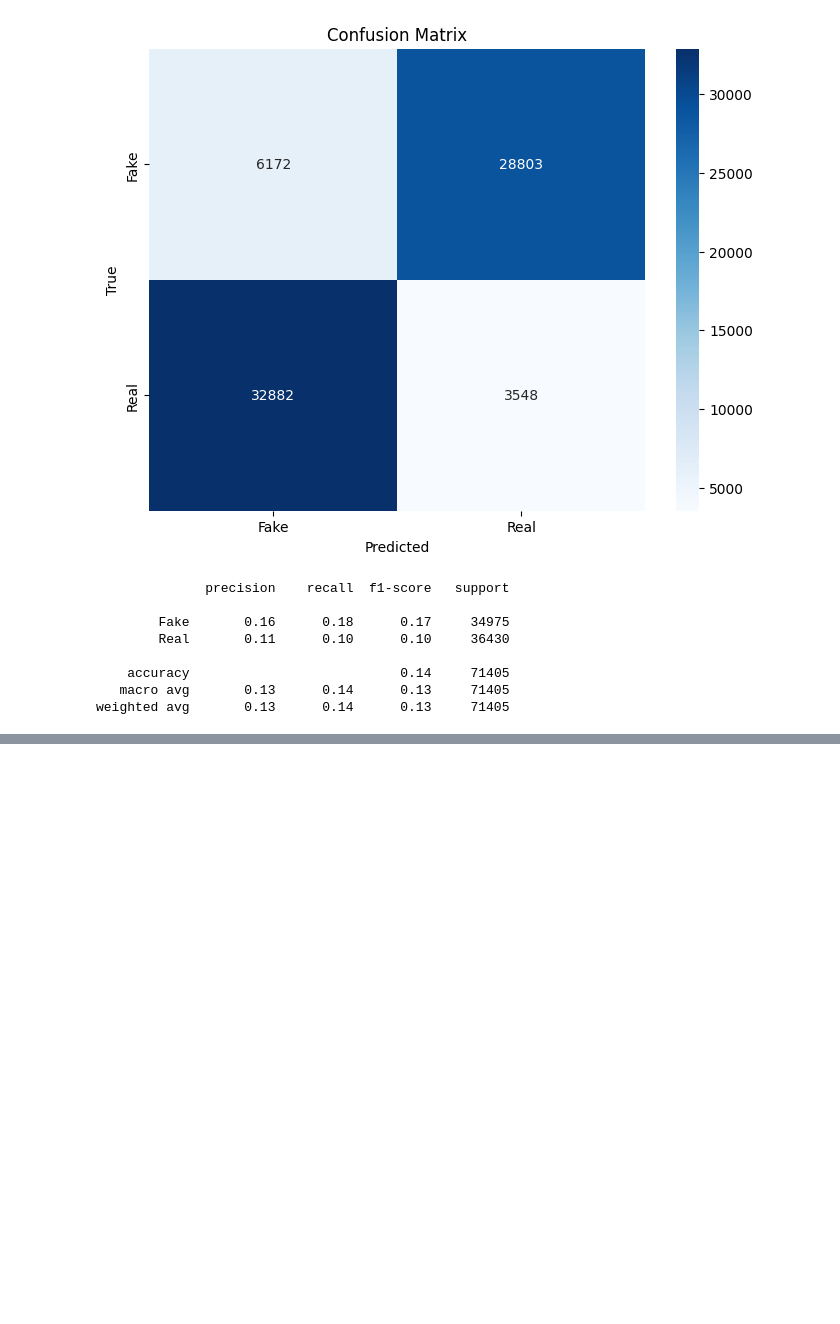
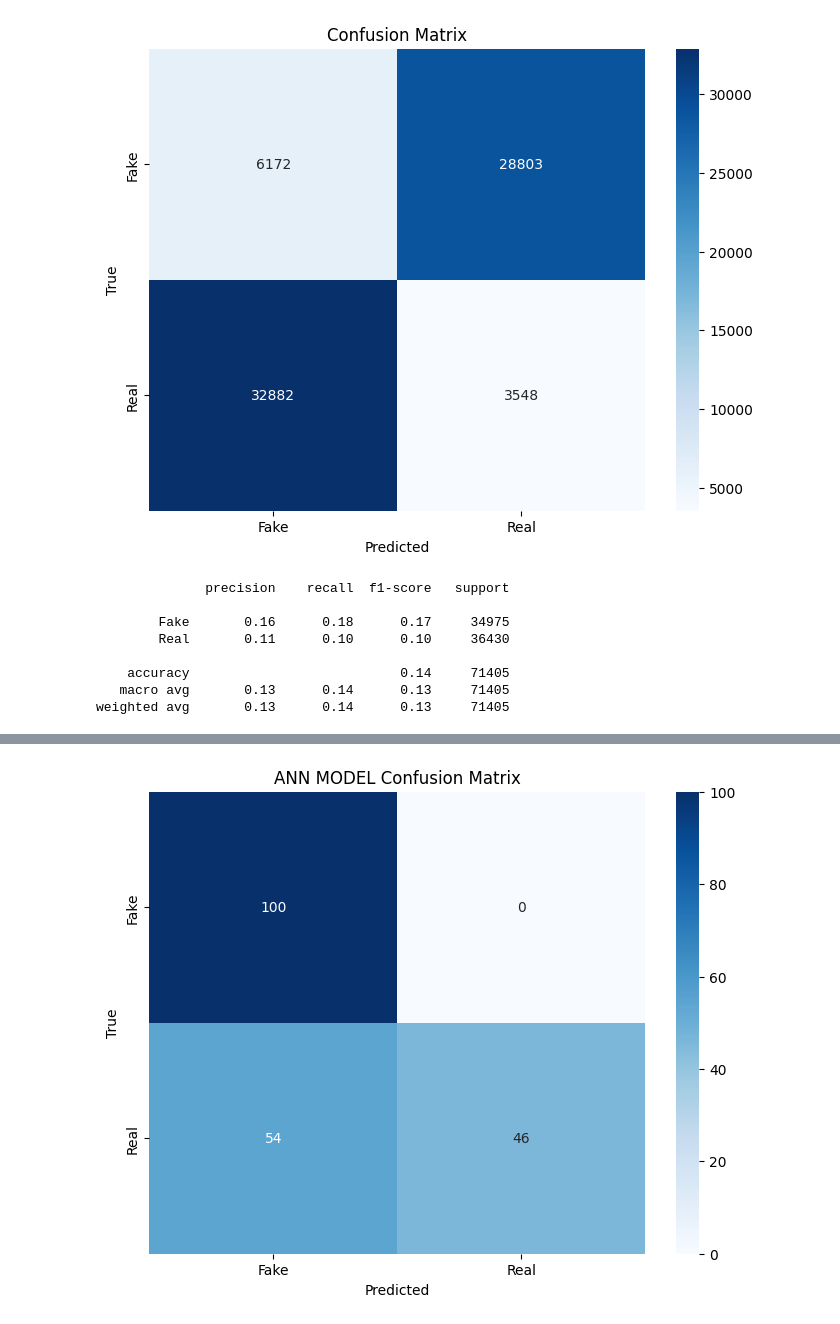
Before and after one commit to mariuzzzzzzz/news-classification, a Jupyter notebook: 3-model-prediction.ipynb, the cells around one changed output, grey strips where cells are left out. Saved outputs shown, nothing was run; the diff lists cells and outputs as text; code cells hidden in the pictures; blank space fills up the shorter version.

Commit message:
model fine tuning and req.txt added

```diff
--- a/model-prediction.ipynb
+++ b/3-model-prediction.ipynb
@@ -632,0 +636,84 @@ weighted avg       0.13      0.14      0.13     71405
+# %%
+# Load the new datasets
+generated_articles = pd.read_csv('./raw-data/generated-articles.csv')
+scraped_articles = pd.read_csv('./raw-data/scraped-articles.csv')
+
+# Assign labels to each dataset
+generated_articles['label'] = 0
+scraped_articles['label'] = 1
+
+# Merge the datasets
+new_data = pd.concat([generated_articles, scraped_articles], ignore_index=True)
+
+# Check for cleaning data
+new_data.drop_duplicates(inplace=True)
+
+# Preprocess the text data
+nltk.download('wordnet')
+nltk.download('omw-1.4')
+nltk.download('stopwords')
+nltk.download('punkt')
+
+def process_text(text):
+    text = re.sub(r'\s+', ' ', text, flags=re.I)
+    text = re.sub(r'\W', ' ', str(text))
+    text = re.sub(r'\s+[a-zA-Z]\s+', ' ', text)
+    text = re.sub(r'[^a-zA-Z\s]', '', text)
+    text = text.lower()
+    words = word_tokenize(text)
+    lemmatizer = WordNetLemmatizer()
+    words = [lemmatizer.lemmatize(word) for word in words]
+    stop_words = set(stopwords.words("english"))
+    words = [word for word in words if word not in stop_words]
+    words = [word for word in words if len(word) > 3]
+    indices = np.unique(words, return_index=True)[1]
+    cleaned_text = np.array(words)[np.sort(indices)].tolist()
+    return cleaned_text
+
+# Separate the text and labels
+x_new = new_data.drop('label', axis=1)
+y_new = new_data.label
+
+# Process the texts
+texts_new = list(x_new['text'])
+cleaned_text_new = [process_text(text) for text in texts_new]
+
+## ----
+## ANN MODEL PREDICTION
+## ----
+
+# Load the saved tokenizer
+with open('./models/ann-tokenizer.pkl', 'rb') as handle:
+    tokenizer = pickle.load(handle)
+
+# Tokenize the new text data
+new_sequences = tokenizer.texts_to_sequences(cleaned_text_new)
+
+# Pad the sequences
+maxlen = 150
+new_padded_sequences = pad_sequences(new_sequences, maxlen=maxlen)
+
+# Load the pre-trained model
+model = load_model('./models/ann-model-v3.h5')
+
+# Make predictions on the new data
+new_predictions = model.predict(new_padded_sequences)
+
+# Convert prediction probabilities to class labels
+new_pred_labels = np.argmax(new_predictions, axis=1)
+
+# Generate confusion matrix
+conf_matrix = confusion_matrix(y_new, new_pred_labels)
+
+# Plot the confusion matrix
+plt.figure(figsize=(8, 6))
+sns.heatmap(conf_matrix, annot=True, fmt='d', cmap='Blues', xticklabels=['Fake', 'Real'], yticklabels=['Fake', 'Real'])
+plt.xlabel('Predicted')
+plt.ylabel('True')
+plt.title('ANN MODEL Confusion Matrix')
+plt.show()
+
+# Classification report
+report = classification_report(y_new, new_pred_labels, target_names=['Fake', 'Real'])
+print(report)
+# %% [output]
@@ -632,0 +734 @@ weighted avg       0.13      0.14      0.13     71405
+[figure, added]
```
Also changed, not shown: parts of 7 cells of this notebook, 7 other files.
